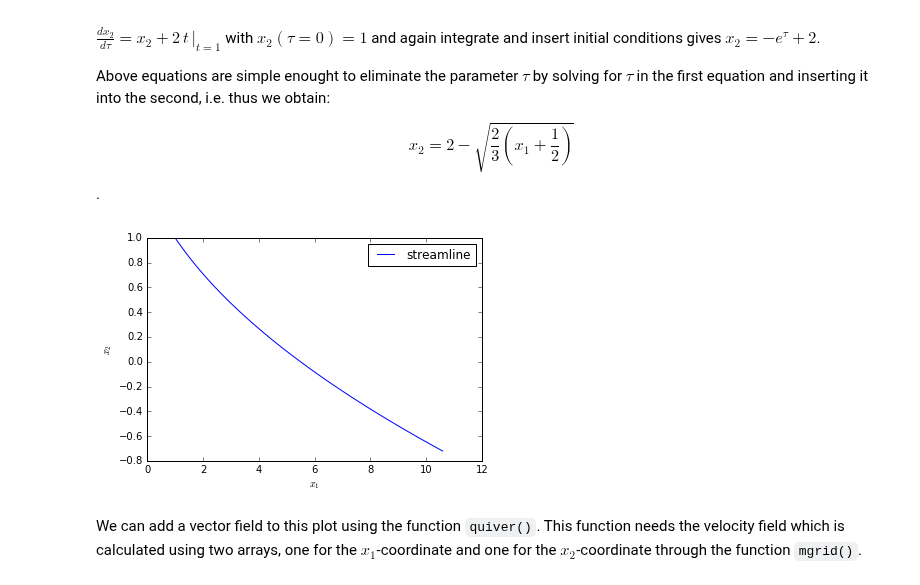
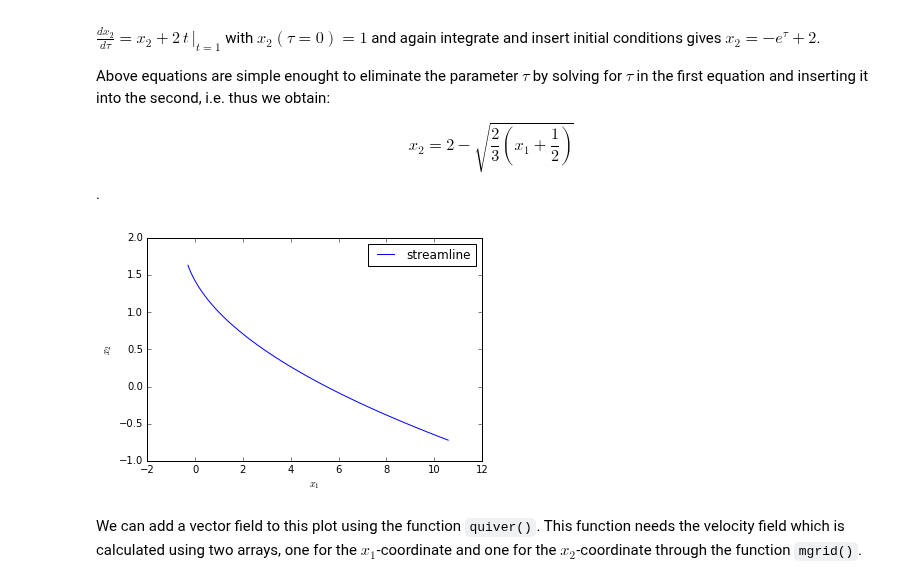
Before and after one commit to cdohl/ph3501, a Jupyter notebook: notebooks/02_Streamlines, Pathlines, Streaklines.ipynb, the cells around one changed output. Saved outputs shown, nothing was run; the diff lists cells and outputs as text; code cells hidden in the pictures.

```diff
--- a/notebooks/02_Streamlines, Pathlines, Streaklines.ipynb
+++ b/notebooks/02_Streamlines, Pathlines, Streaklines.ipynb
@@ -78,19 +78,19 @@ $$x_2=2-\sqrt{\frac{2}{3}\left(x_1+\frac{1}{2}\right)}$$.
 # %%
 #standard boilerplate for Python
 %matplotlib inline
 import numpy as np
 import matplotlib.pylab as plt
 import math
 
-tau=np.linspace(0.,1.0,100)
+tau=np.linspace(-1.,1.,100)
 X1_stream=3./2.*np.exp(2.*tau)-.5
 X2_stream=-np.exp(tau)+2.
-plt.plot(X1_stream,X2_stream)
-plt.legend(('streamline',''))
+plt.plot(X1_stream,X2_stream,label='streamline')
+plt.legend()
 plt.xlabel('$x_1$')
 plt.ylabel('$x_2$');
 # %% [output]
-[figure, old version]
+[figure, new version]
 # %% [markdown]
 We can add a vector field to this plot using the function `quiver()`. This function needs the velocity field which is calculated using two arrays, one for the $x_1$-coordinate and one for the $x_2$-coordinate through the function `mgrid()`.
 # %%
```
Also changed, not shown: parts of 3 cells of this notebook, 3 other files.
